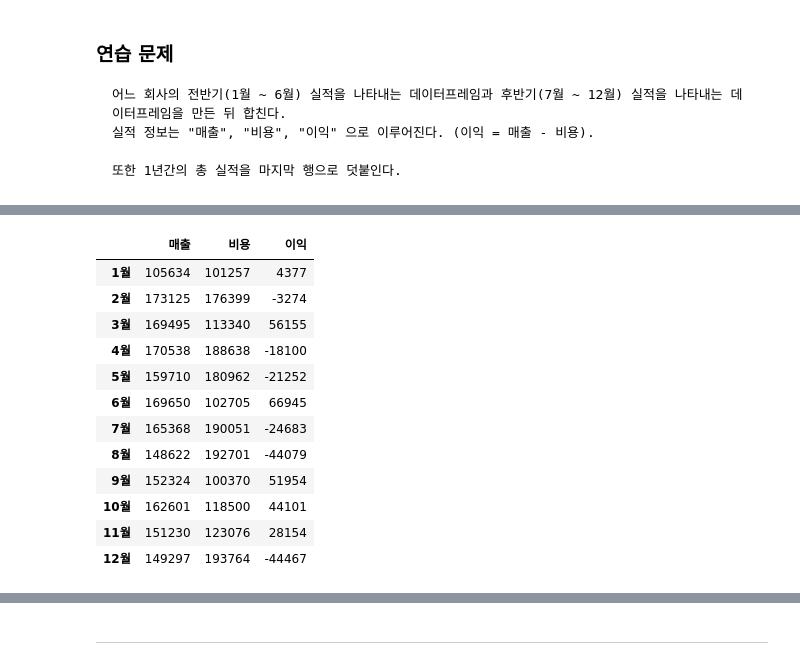
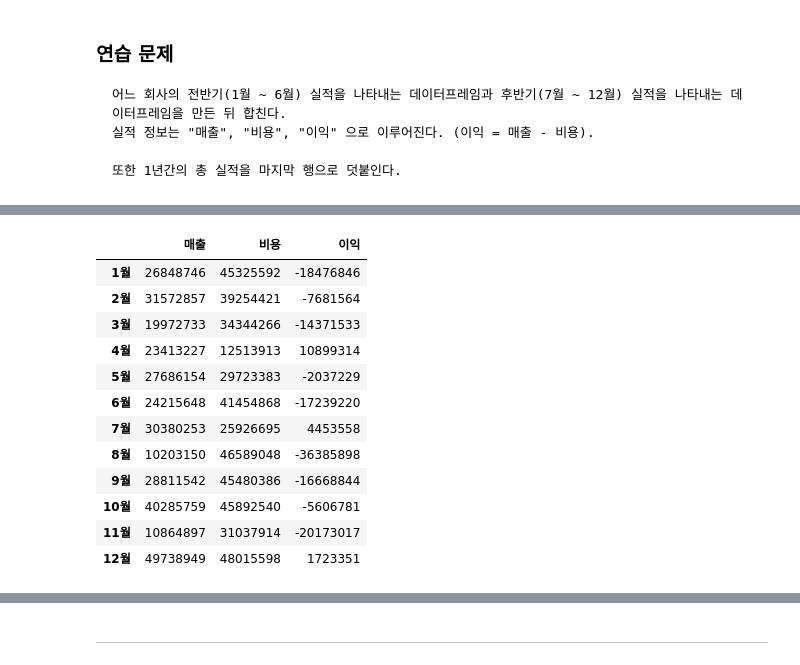
Before and after one commit to 77sanghoon/WASSUP, a Jupyter notebook: 03_Data_Preprocessing/03.06_Pandas 데이터프레임 합성.ipynb, the cells around one changed output, grey strips where cells are left out. Saved outputs shown, nothing was run; the diff lists cells and outputs as text; code cells hidden in the pictures.

```diff
--- a/03_Data_Preprocessing/03.06_Pandas 데이터프레임 합성.ipynb
+++ b/03_Data_Preprocessing/03.06_Pandas 데이터프레임 합성.ipynb
@@ -486,10 +523,7 @@ pd.concat([df1, df2], axis=1)
 # %%
-import pandas as pd
-전반기 = pd.DataFrame(
-    np.random.randint(100000, 200000, size=(6,2)),
-    columns=['매출', '비용'],
-    index=['1월','2월','3월','4월','5월','6월']
-)
-전반기['이익'] = 전반기['매출'] - 전반기['비용']
+np.random.seed(3)
+전반기 = pd.DataFrame(np.random.randint(10000000, 50000000, size = (6, 2)),
+                  columns = ['매출', '비용'],
+                  index = ['1월', '2월', '3월', '4월', '5월', '6월'])
 전반기
 # %% [output]
@@ -503,9 +548,6 @@ import pandas as pd
 # %%
-후반기 = pd.DataFrame(
-    np.random.randint(100000, 200000, size=(6,2)),
-    columns=['매출', '비용'],
-    index=['7월','8월','9월','10월','11월','12월']
-)
-후반기['이익'] = 후반기['매출'] - 후반기['비용']
+후반기 = pd.DataFrame(np.random.randint(10000000, 50000000, size = (6, 2)),
+                  columns = ['매출', '비용'],
+                  index = ['7월', '8월', '9월', '10월', '11월', '12월'])
 후반기
 # %% [output]
@@ -519,16 +572,17 @@ import pandas as pd
 # %%
-pd.concat([전반기, 후반기])
+data = pd.concat([전반기, 후반기], axis=0)
+data
 # %% [output]
 |  | 매출 | 비용 | 이익 |
-| 1월 | 105634 | 101257 | 4377 |
-| 2월 | 173125 | 176399 | -3274 |
-| 3월 | 169495 | 113340 | 56155 |
-| 4월 | 170538 | 188638 | -18100 |
-| 5월 | 159710 | 180962 | -21252 |
-| 6월 | 169650 | 102705 | 66945 |
-| 7월 | 165368 | 190051 | -24683 |
-| 8월 | 148622 | 192701 | -44079 |
-| 9월 | 152324 | 100370 | 51954 |
-| 10월 | 162601 | 118500 | 44101 |
-| 11월 | 151230 | 123076 | 28154 |
-| 12월 | 149297 | 193764 | -44467 |
+| 1월 | 26848746 | 45325592 | -18476846 |
+| 2월 | 31572857 | 39254421 | -7681564 |
+| 3월 | 19972733 | 34344266 | -14371533 |
+| 4월 | 23413227 | 12513913 | 10899314 |
+| 5월 | 27686154 | 29723383 | -2037229 |
+| 6월 | 24215648 | 41454868 | -17239220 |
+| 7월 | 30380253 | 25926695 | 4453558 |
+| 8월 | 10203150 | 46589048 | -36385898 |
+| 9월 | 28811542 | 45480386 | -16668844 |
+| 10월 | 40285759 | 45892540 | -5606781 |
+| 11월 | 10864897 | 31037914 | -20173017 |
+| 12월 | 49738949 | 48015598 | 1723351 |
```
Also changed, not shown: parts of 15 cells of this notebook, 11 other files.
